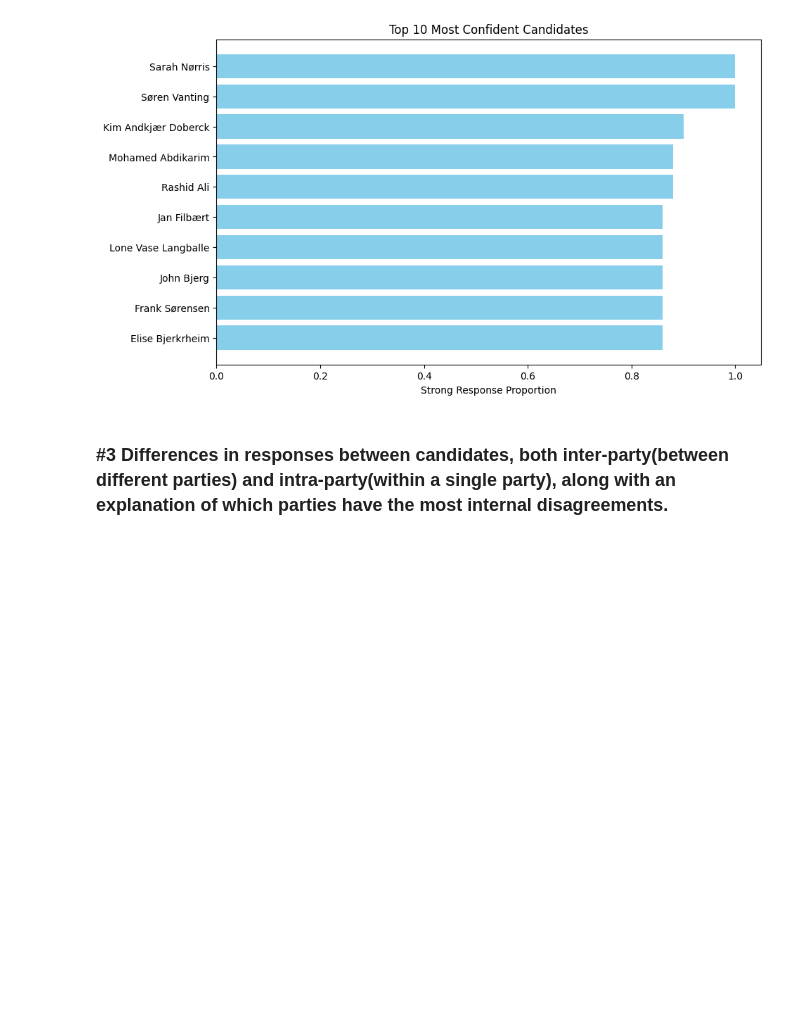
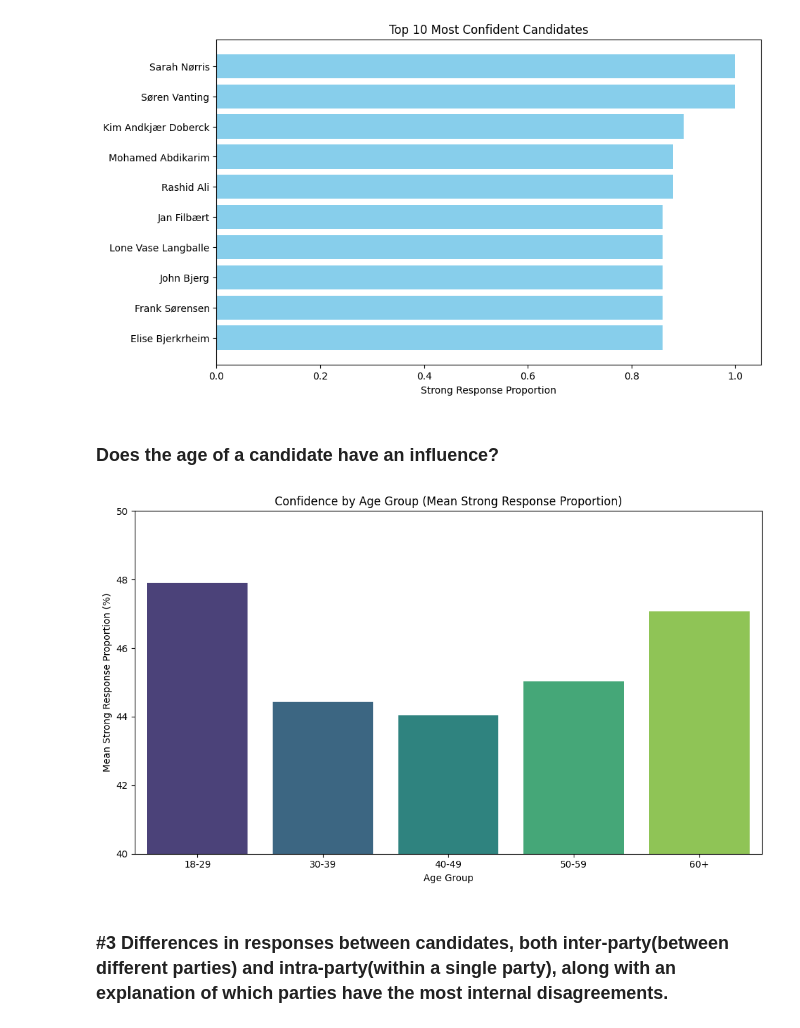
Before and after one commit to saransing/Machine-Learning, a Jupyter notebook: 2. Political Candiate Test 2022 Analysis Part 1/2. Candidate Test 2022 I.ipynb, the cells around one changed output. Saved outputs shown, nothing was run; the diff lists cells and outputs as text; code cells hidden in the pictures; blank space fills up the shorter version.

```diff
--- a/2. Political Candiate Test 2022 Analysis Part 1/2. Candidate Test 2022 I.ipynb
+++ b/2. Political Candiate Test 2022 Analysis Part 1/2. Candidate Test 2022 I.ipynb
@@ -202,3 +200,27 @@ plt.show()
 44                         0.88
 152                        0.88
 [figure]
+# %% [markdown]
+### Does the age of a candidate have an influence?
+# %%
+import seaborn as sns
+
+# Define age groups for analysis
+bins = [18, 30, 40, 50, 60, 100]  # Age groups: 18-29, 30-39, 40-49, 50-59, 60+
+labels = ['18-29', '30-39', '40-49', '50-59', '60+']
+alldata['age_group'] = pd.cut(alldata['alder'], bins=bins, labels=labels)
+
+# Calculate mean strong response proportion for each age group
+age_group_confidence = alldata.groupby('age_group', observed=True)['strong_response_proportion'].mean().sort_values(ascending=False)
+
+# Visualize confidence by age group using a bar chart
+plt.figure(figsize=(10, 6))
+sns.barplot(x=age_group_confidence.index, y=age_group_confidence.values * 100, hue=age_group_confidence.index, palette='viridis', dodge=False, legend=False)
+plt.title('Confidence by Age Group (Mean Strong Response Proportion)')
+plt.xlabel('Age Group')
+plt.ylabel('Mean Strong Response Proportion (%)')
+plt.ylim(40, 50)
+plt.tight_layout()
+plt.show()
+# %% [output]
+[figure, added]
```
Also changed, not shown: parts of 3 cells of this notebook.
